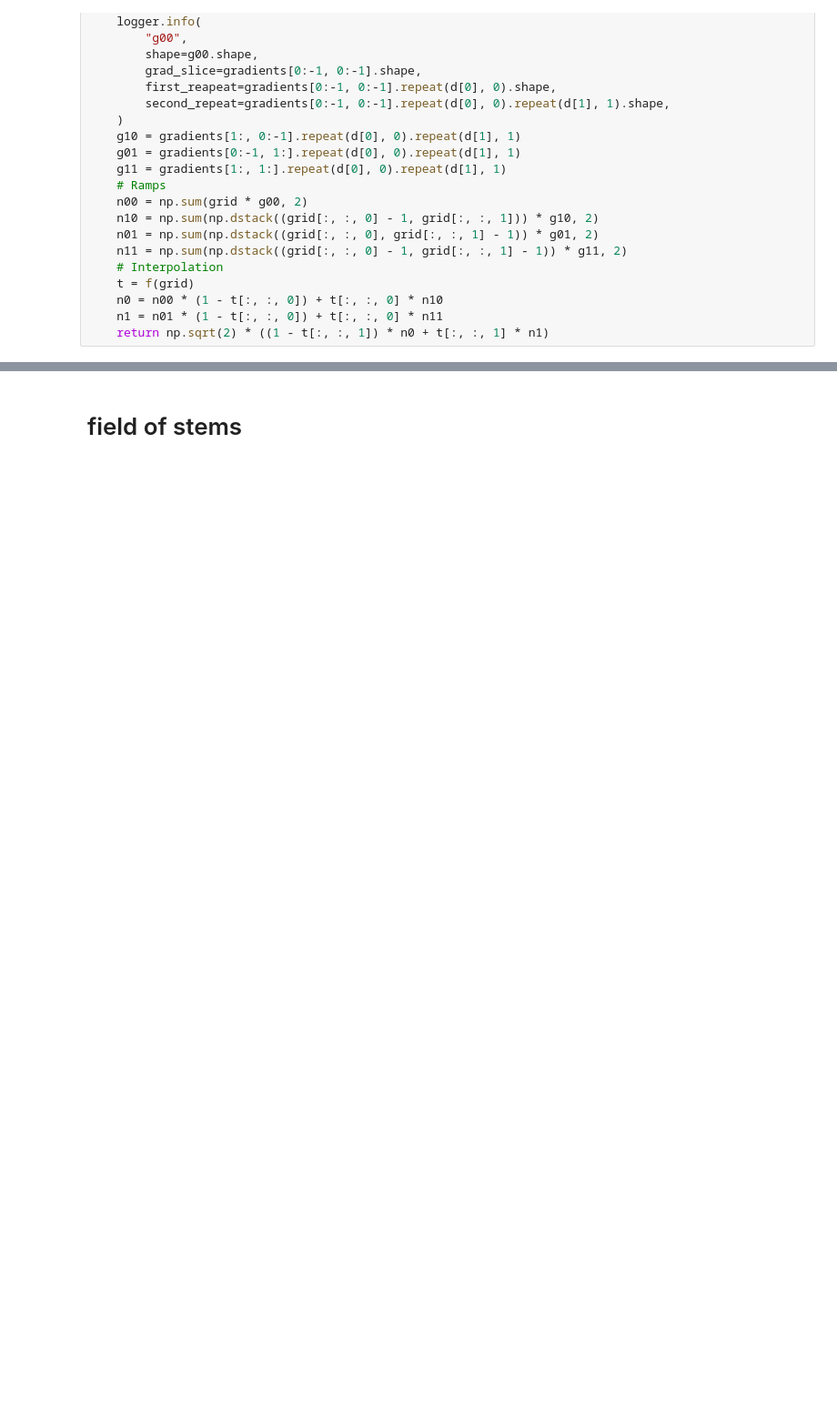
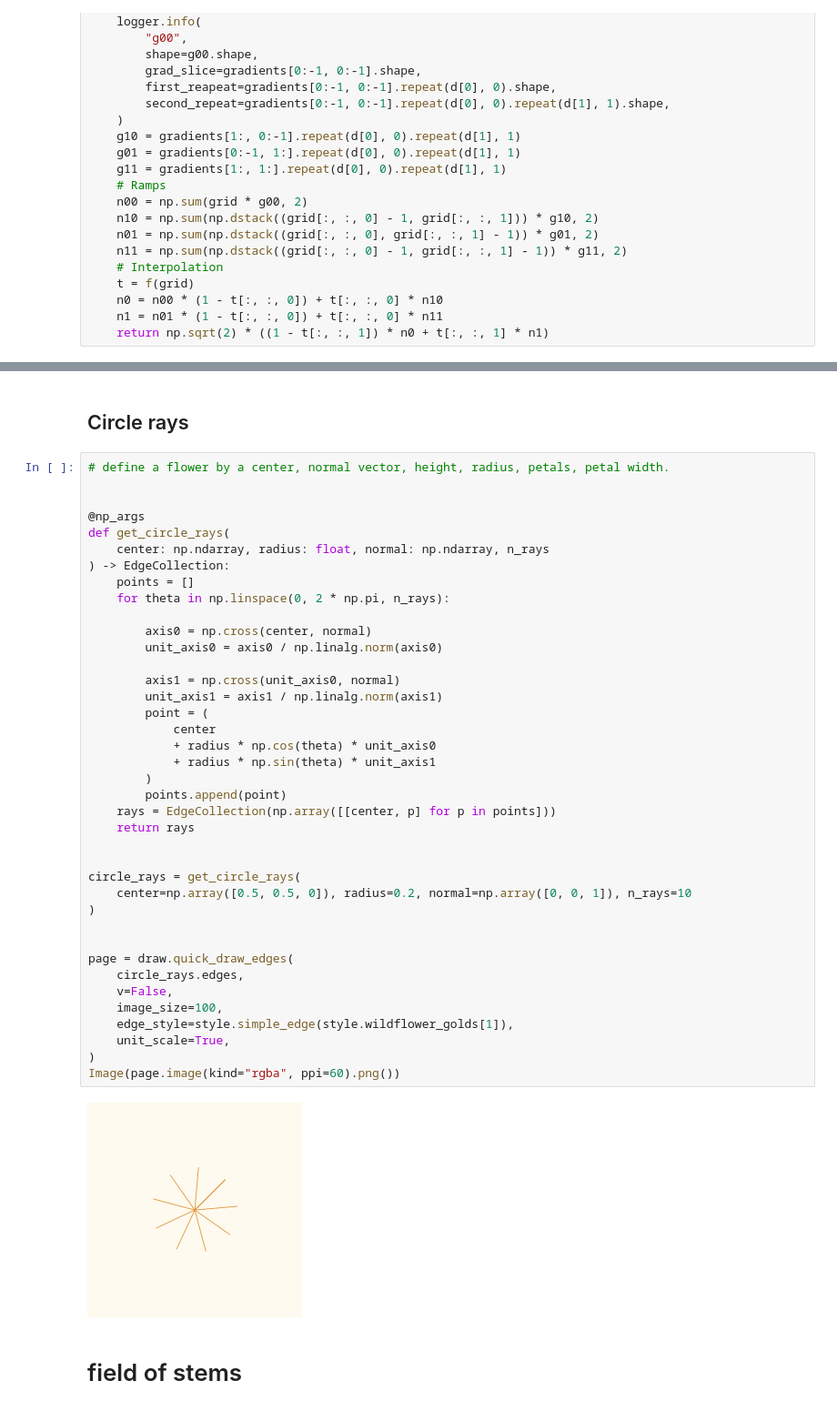
Before and after one commit to leobrowning92/lineart, a Jupyter notebook: notebooks/2024-06-05_perlin_stick_meadow.ipynb, the cells around one changed output, grey strips where cells are left out. Shown at 91% size. Saved outputs shown, nothing was run; the diff lists cells and outputs as text; blank space fills up the shorter version.

```diff
--- a/notebooks/2024-06-05_perlin_stick_meadow.ipynb
+++ b/notebooks/2024-06-05_perlin_stick_meadow.ipynb
@@ -445,4 +415,47 @@ plt.colorbar()
 <matplotlib.colorbar.Colorbar at 0x...>
 [figure]
+# %% [markdown]
+## Circle rays
+# %%
+# define a flower by a center, normal vector, height, radius, petals, petal width.
+
+
+@np_args
+def get_circle_rays(
+    center: np.ndarray, radius: float, normal: np.ndarray, n_rays
+) -> EdgeCollection:
+    points = []
+    for theta in np.linspace(0, 2 * np.pi, n_rays):
+
+        axis0 = np.cross(center, normal)
+        unit_axis0 = axis0 / np.linalg.norm(axis0)
+
+        axis1 = np.cross(unit_axis0, normal)
+        unit_axis1 = axis1 / np.linalg.norm(axis1)
+        point = (
+            center
+            + radius * np.cos(theta) * unit_axis0
+            + radius * np.sin(theta) * unit_axis1
+        )
+        points.append(point)
+    rays = EdgeCollection(np.array([[center, p] for p in points]))
+    return rays
+
+
+circle_rays = get_circle_rays(
+    center=np.array([0.5, 0.5, 0]), radius=0.2, normal=np.array([0, 0, 1]), n_rays=10
+)
+
+
+page = draw.quick_draw_edges(
+    circle_rays.edges,
+    v=False,
+    image_size=100,
+    edge_style=style.simple_edge(style.wildflower_golds[1]),
+    unit_scale=True,
+)
+Image(page.image(kind="rgba", ppi=60).png())
+# %% [output]
+[figure, added]
 # %% [markdown]
 # field of stems
```
Also changed, not shown: parts of 18 cells of this notebook, 6 other files.
